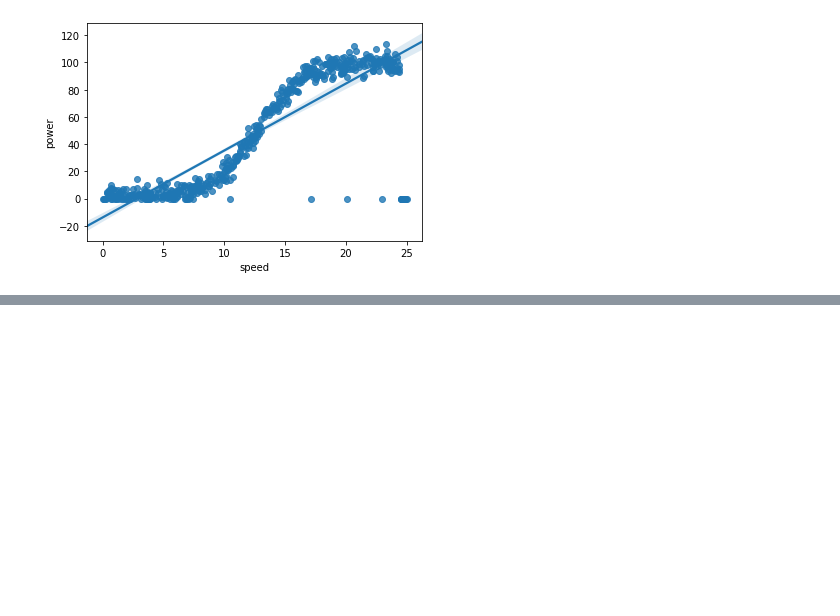
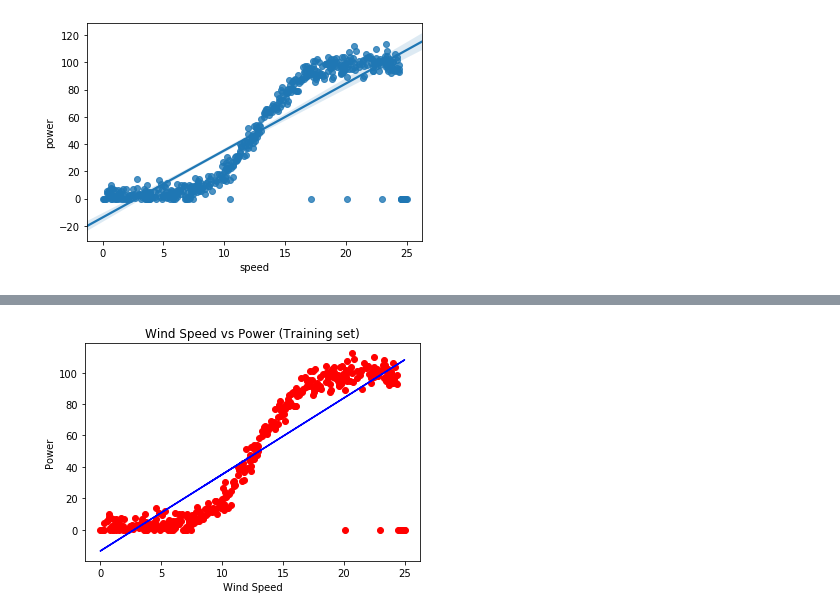
Before and after one commit to moranneil/MACHINE_LEARNING_AND_STATISTICS_PROJECT_2020, a Jupyter notebook: MACHINE LEARNING AND STATISTICS PROJECT 2021.ipynb, the cells around one changed output, grey strips where cells are left out. Cells and saved outputs as stored; diff of their text form; code cells hidden in the pictures; blank space fills up the shorter version.

```diff
--- a/MACHINE LEARNING AND STATISTICS PROJECT 2021.ipynb
+++ b/MACHINE LEARNING AND STATISTICS PROJECT 2021.ipynb
@@ -80,0 +91,5 @@ sns.regplot(x='speed',y='power',data = wind_df)
+# %%
+# The two columns values are separated from the dataset and are assigned to variables
+
+x = wind_df.iloc[:, :-1].values
+y = wind_df.iloc[:, 1].values
@@ -80,0 +100,9 @@ sns.regplot(x='speed',y='power',data = wind_df)
+# %%
+#The dataset is split for training and testing. The test size is 25% of the dataset and the training is 75%
+from sklearn.model_selection import train_test_split
+x_train, x_test, y_train, y_test = train_test_split(x, y, test_size=0.25, random_state=0)
+# %%
+#The linear regression class is imported and the fit method is called on the train variables x & y
+from sklearn.linear_model import LinearRegression
+regressor = LinearRegression()
+regressor.fit(x_train, y_train)
@@ -80,0 +148,9 @@ sns.regplot(x='speed',y='power',data = wind_df)
+# %%
+plt.scatter(x_train, y_train, color = 'red')
+plt.plot(x_train, regressor.predict(x_train), color = 'blue')
+plt.title('Wind Speed vs Power (Training set)')
+plt.xlabel('Wind Speed')
+plt.ylabel('Power')
+plt.show()
+# %% [output]
+[figure, added]
```
Also changed, not shown: parts of 22 cells of this notebook.
